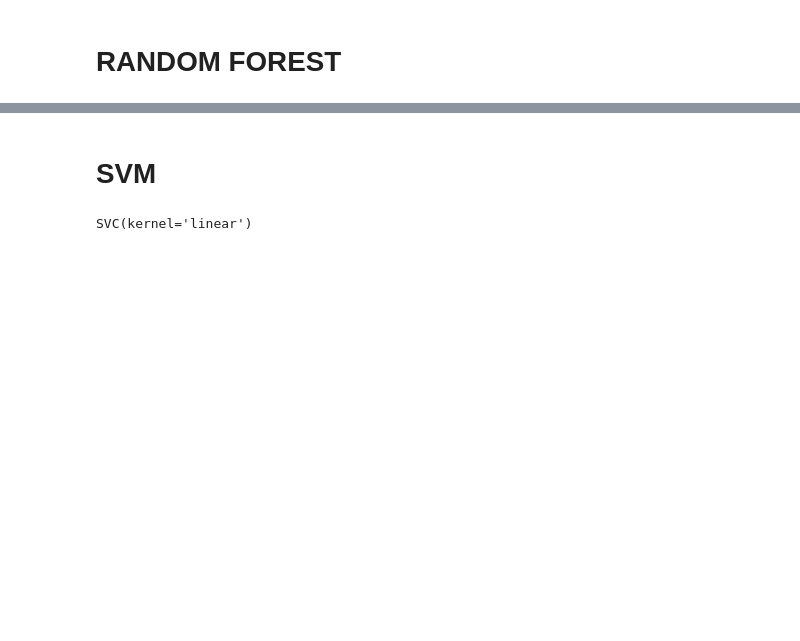
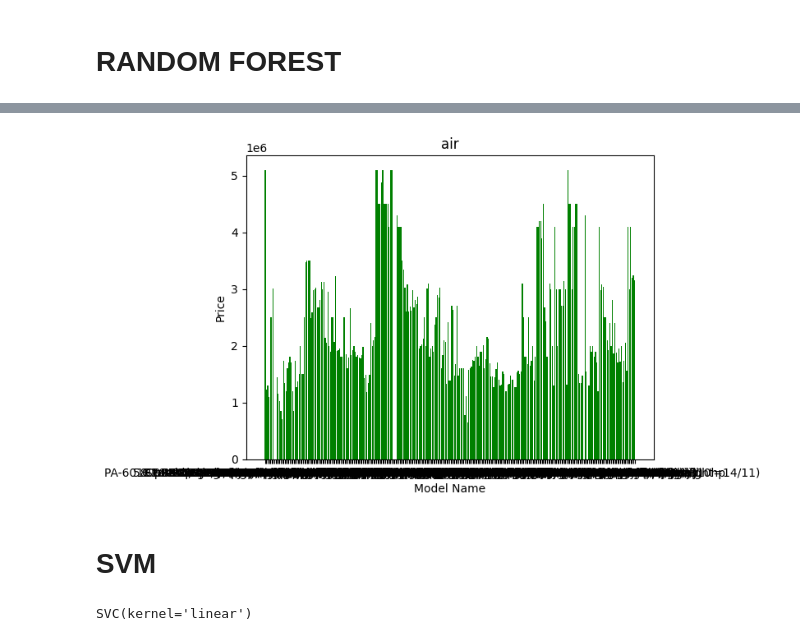
Before and after one commit to AmirXD03/ML, a Jupyter notebook: Nazanin-Code.ipynb, the cells around one changed output, grey strips where cells are left out. Cells and saved outputs as stored; diff of their text form; code cells hidden in the pictures; blank space fills up the shorter version.

Commit message:
plot

```diff
--- a/Nazanin-Code.ipynb
+++ b/Nazanin-Code.ipynb
@@ -173,3 +173,18 @@ f1_train , f1_test
+# %%
+import matplotlib.pyplot as plt
+
+df1 = pd.read_csv('PlanePrice.csv')
+
+x = df1['Model Name']
+y = df1['Price']
+
+plt.bar(x,y   , color = 'green')
+plt.title('air')
+plt.xlabel('Model Name')
+plt.ylabel('Price')
+plt.show()
+# %% [output]
+[figure, added]
 # %% [markdown]
 # SVM
 # %%
```
Also changed, not shown: parts of 13 cells of this notebook.
